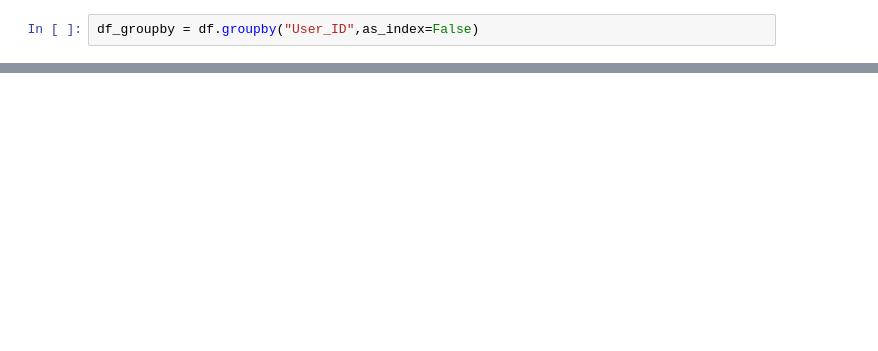
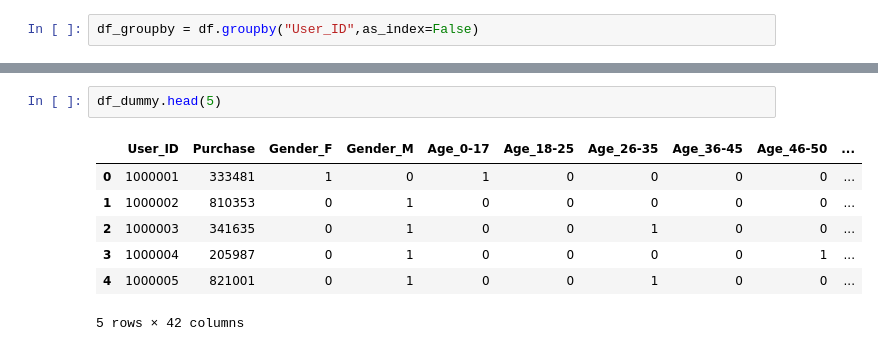
Before and after one commit to ARAKEI-8888/BlackFriday-analysis, a Jupyter notebook: ブラックフライデーに関するデータ処理.ipynb, the cells around one changed output, grey strips where cells are left out. Drawn from its saved outputs; the diff is of its cells as text; blank space fills up the shorter version.

```diff
--- a/ブラックフライデーに関するデータ処理.ipynb
+++ b/ブラックフライデーに関するデータ処理.ipynb
@@ -47,0 +169,10 @@ df_groupby.('User_ID').[['Purchase']].sum()
+# %%
+df_dummy.head(5)
+# %% [output]
+|  | User_ID | Purchase | Gender_F | Gender_M | Age_0-17 | Age_18-25 | Age_26-35 | Age_36-45 | Age_46-50 | ... |
+| 0 | 1000001 | 333481 | 1 | 0 | 1 | 0 | 0 | 0 | 0 | ... |
+| 1 | 1000002 | 810353 | 0 | 1 | 0 | 0 | 0 | 0 | 0 | ... |
+| 2 | 1000003 | 341635 | 0 | 1 | 0 | 0 | 1 | 0 | 0 | ... |
+| 3 | 1000004 | 205987 | 0 | 1 | 0 | 0 | 0 | 0 | 1 | ... |
+| 4 | 1000005 | 821001 | 0 | 1 | 0 | 0 | 1 | 0 | 0 | ... |
+5 rows × 42 columns
```
Also changed, not shown: parts of 13 cells of this notebook, 1 other file.
